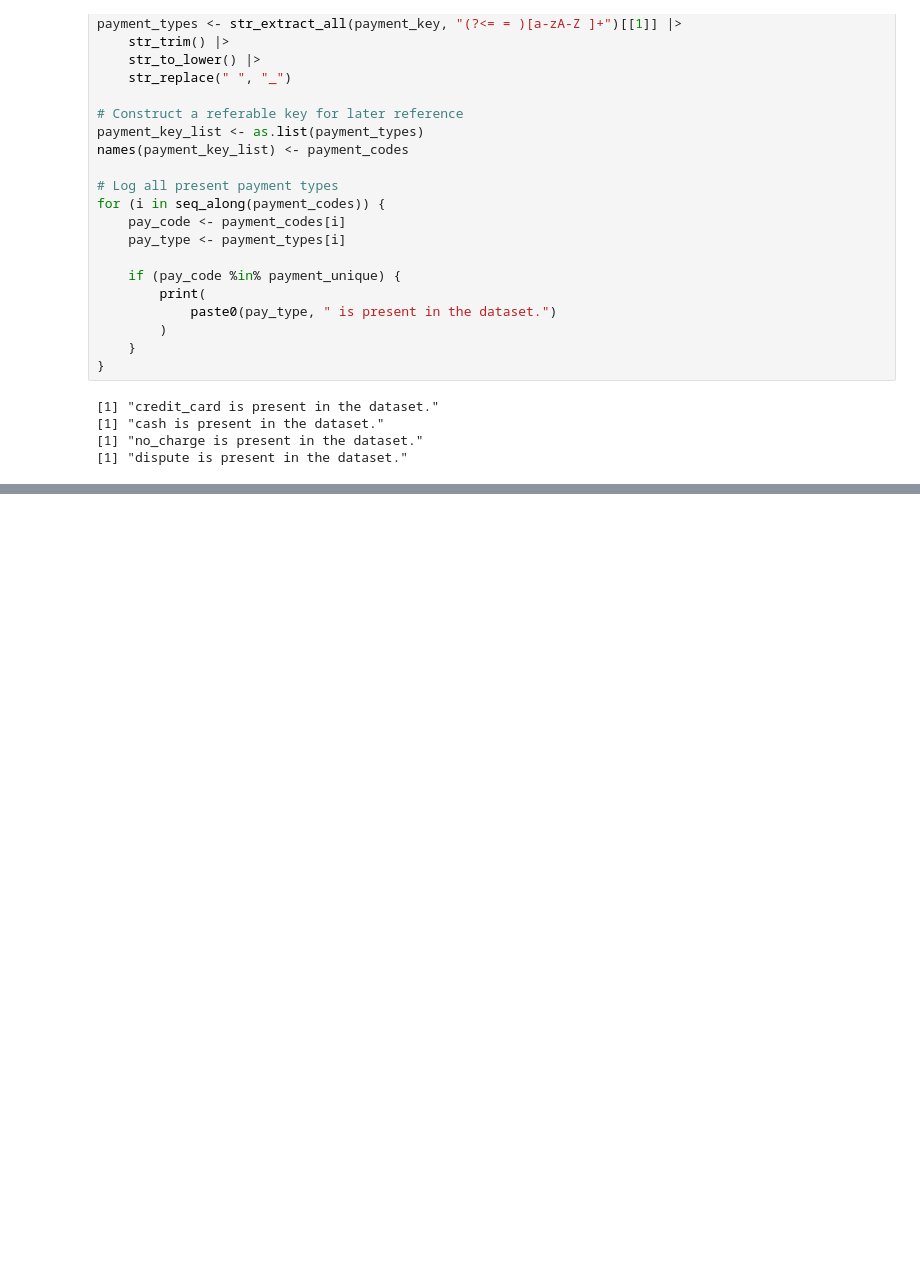
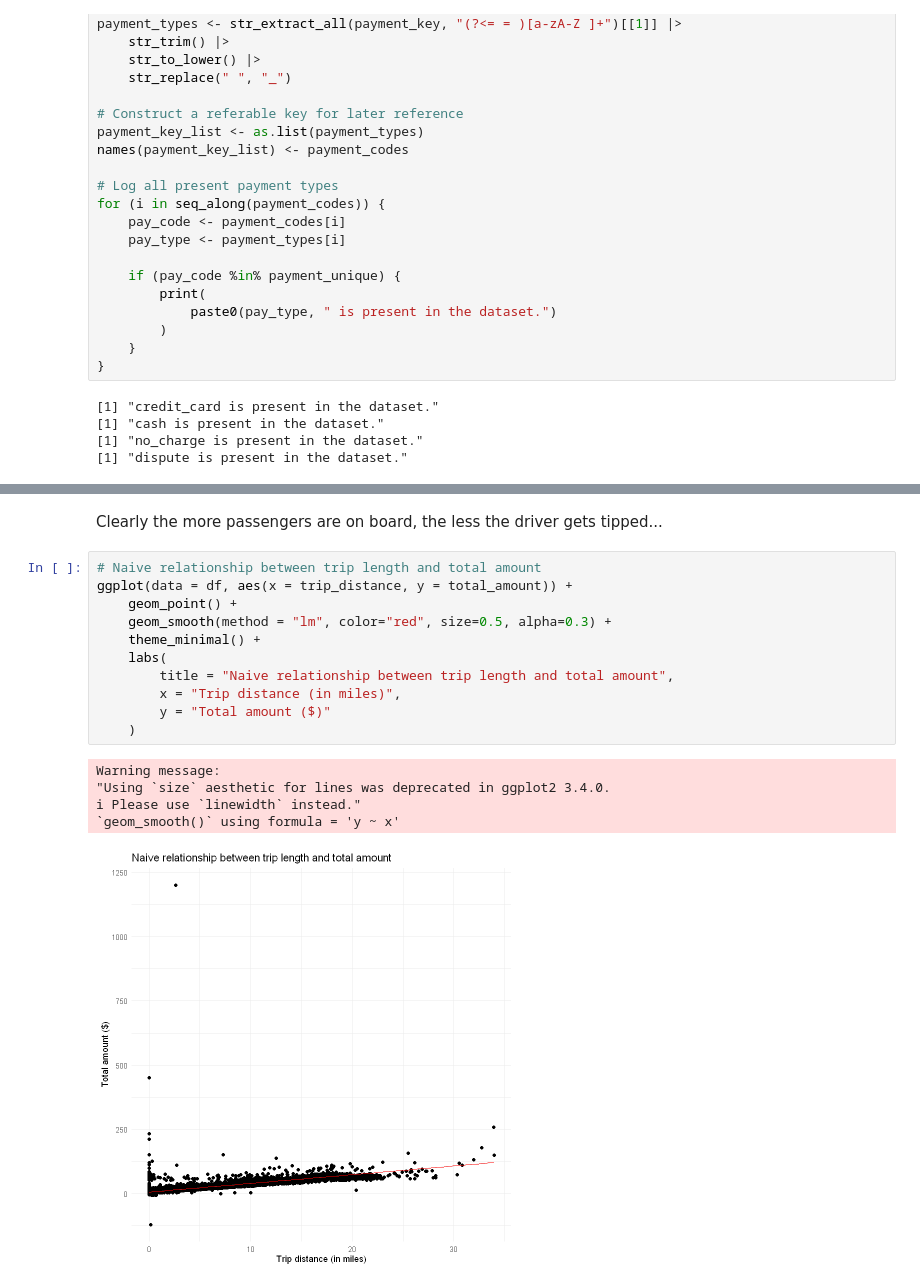
Before and after one commit to tros01/google_advanced_data_analytics, a Jupyter notebook: ga2_tlc_r.ipynb, the cells around one changed output, grey strips where cells are left out. Saved outputs shown, nothing was run; the diff lists cells and outputs as text; blank space fills up the shorter version.

```diff
--- a/ga2_tlc_r.ipynb
+++ b/ga2_tlc_r.ipynb
@@ -372,0 +472,19 @@ A tibble: 7 × 2
+# %% [markdown]
+Clearly the more passengers are on board, the less the driver gets tipped...
+# %%
+# Naive relationship between trip length and total amount
+ggplot(data = df, aes(x = trip_distance, y = total_amount)) +
+    geom_point() +
+    geom_smooth(method = "lm", color="red", size=0.5, alpha=0.3) +
+    theme_minimal() +
+    labs(
+        title = "Naive relationship between trip length and total amount",
+        x = "Trip distance (in miles)",
+        y = "Total amount ($)"
+    )
+# %% [output]
+Warning message:
+"Using `size` aesthetic for lines was deprecated in ggplot2 3.4.0.
+ℹ Please use `linewidth` instead."
+`geom_smooth()` using formula = 'y ~ x'
+[figure, added]
```
Also changed, not shown: parts of 13 cells of this notebook.
